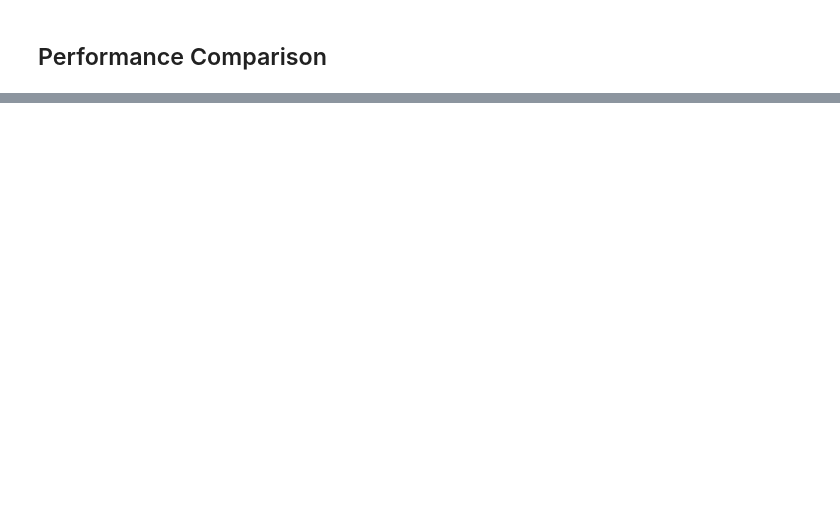
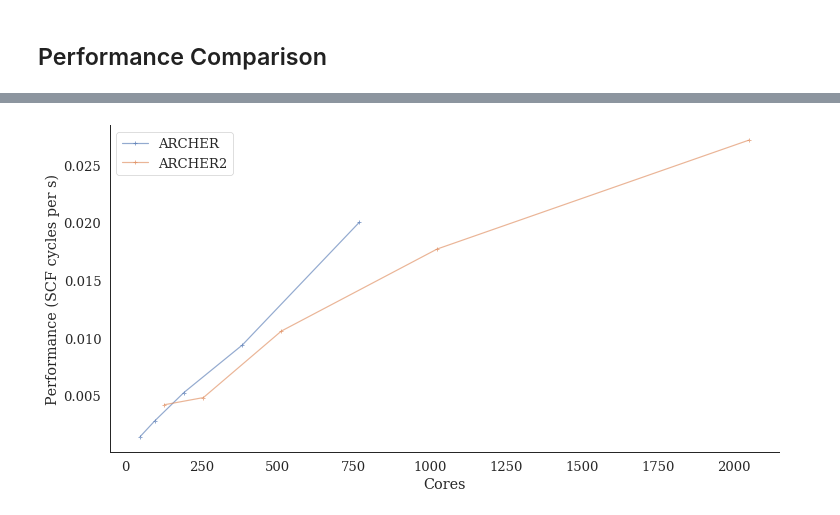
Before and after one commit to hpc-uk/archer-benchmarks, a Jupyter notebook: others/VASP/analysis/VASP_TiO2_perf_analysis.ipynb, the cells around one changed output, grey strips where cells are left out. Drawn from its saved outputs; the diff is of its cells as text; code cells hidden in the pictures; blank space fills up the shorter version.

```diff
--- a/others/VASP/analysis/VASP_TiO2_perf_analysis.ipynb
+++ b/others/VASP/analysis/VASP_TiO2_perf_analysis.ipynb
@@ -85,0 +84,9 @@ sns.despine()
+# %%
+for system in systems:
+    plt.plot(cores[system], perf_cores[system], '-+', label=names[system], alpha=0.6)
+plt.xlabel('Cores')
+plt.ylabel('Performance (SCF cycles per s)')
+plt.legend(loc='best')
+sns.despine()
+# %% [output]
+[figure, added]
```
Also changed, not shown: parts of 3 cells of this notebook, 1 other file.
